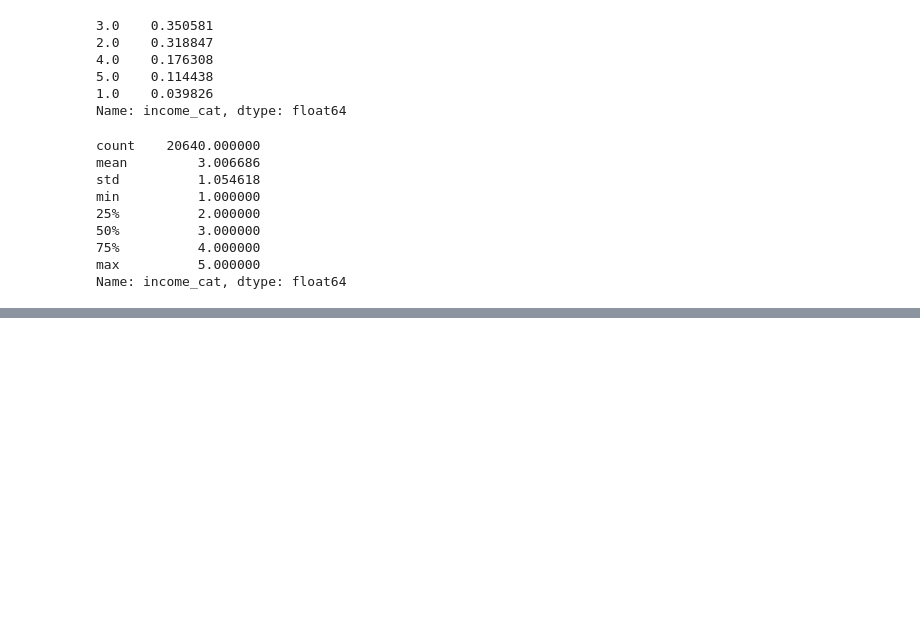
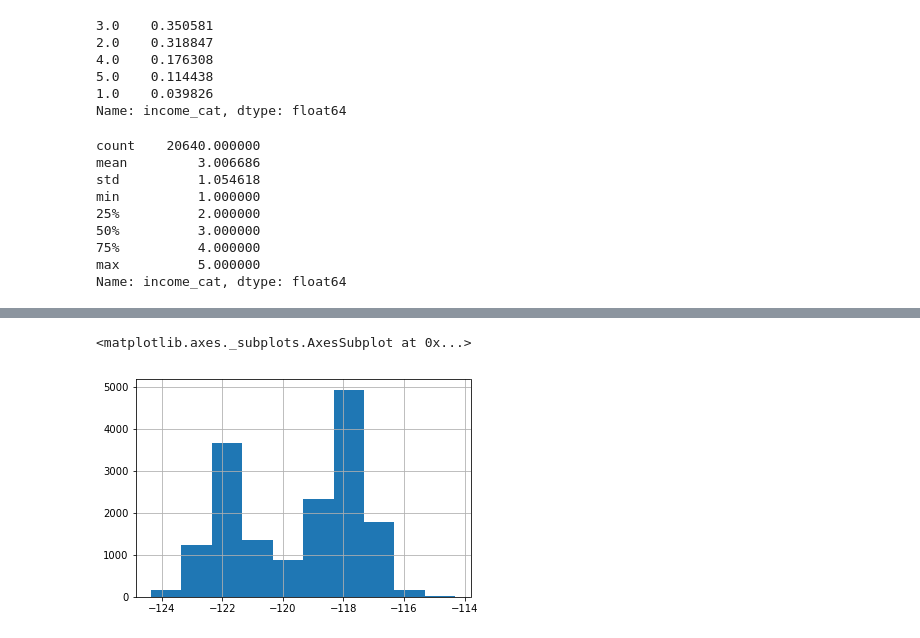
Before and after one commit to anandsaha/handson-ml-book-exercises, a Jupyter notebook: Hands On ML - Chapter 02.ipynb, the cells around one changed output, grey strips where cells are left out. Saved outputs shown, nothing was run; the diff lists cells and outputs as text; code cells hidden in the pictures; blank space fills up the shorter version.

```diff
--- a/Hands On ML - Chapter 02.ipynb
+++ b/Hands On ML - Chapter 02.ipynb
@@ -199,0 +205,5 @@ i['index']
+# %%
+housing['longitude'].hist()
+# %% [output]
+<matplotlib.axes._subplots.AxesSubplot at 0x...>
+[figure, added]
```
Also changed, not shown: parts of 53 cells of this notebook, 2 other files.
